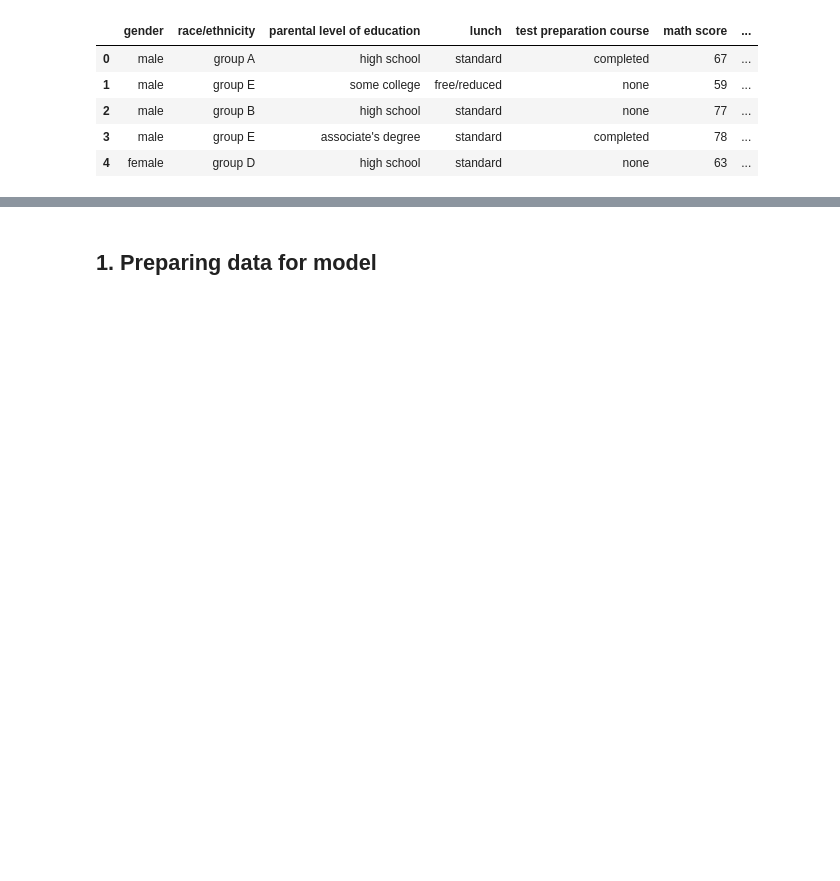
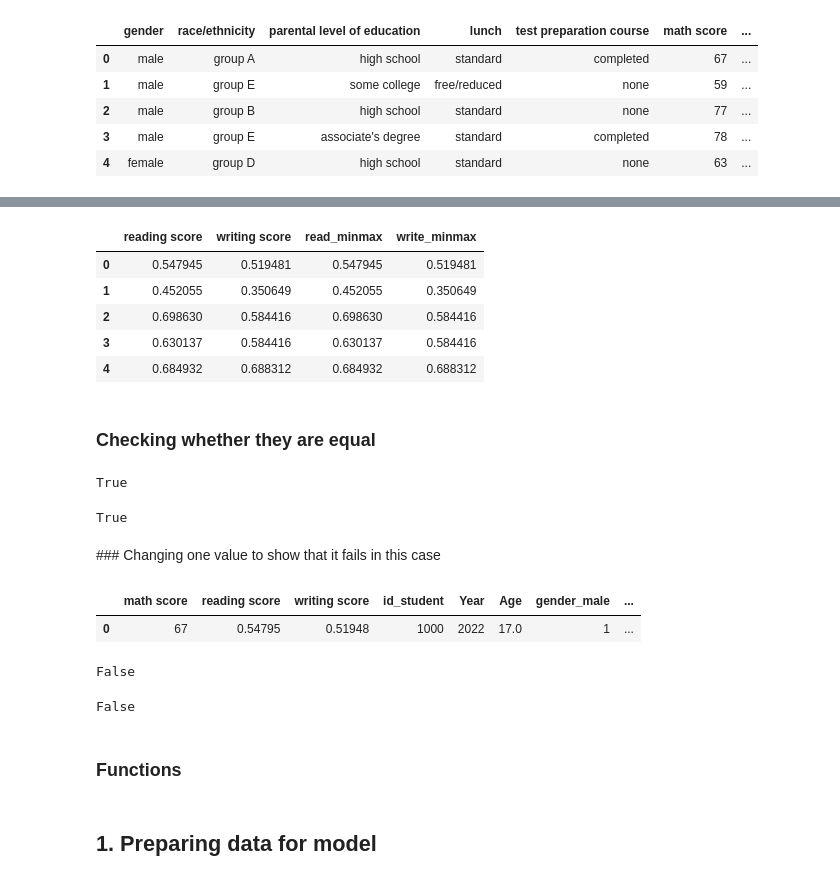
Before and after one commit to pepebonet/Intermediate_Python_BBA, a Jupyter notebook: Class_5/scripts/Code_class_5.ipynb, the cells around one changed output, grey strips where cells are left out. Cells and saved outputs as stored; diff of their text form; code cells hidden in the pictures; blank space fills up the shorter version.

```diff
--- a/Class_5/scripts/Code_class_5.ipynb
+++ b/Class_5/scripts/Code_class_5.ipynb
@@ -25,0 +57,4 @@ df.head()
+# %%
+cols_to_norm = ['reading score', 'writing score']
+data_norm = normalize_column(data, cols_to_norm)
+data_norm[cols_to_norm].head()
@@ -25,0 +104,13 @@ df.head()
+# %%
+data[['read_minmax', 'write_minmax']] = MinMaxScaler().fit_transform(df[cols_to_norm])
+# %%
+data[['reading score', 'writing score', 'read_minmax', 'write_minmax']].head()
+# %% [output]
+|  | reading score | writing score | read_minmax | write_minmax |
+| 0 | 0.547945 | 0.519481 | 0.547945 | 0.519481 |
+| 1 | 0.452055 | 0.350649 | 0.452055 | 0.350649 |
+| 2 | 0.698630 | 0.584416 | 0.698630 | 0.584416 |
+| 3 | 0.630137 | 0.584416 | 0.630137 | 0.584416 |
+| 4 | 0.684932 | 0.688312 | 0.684932 | 0.688312 |
+# %% [markdown]
+### Checking whether they are equal
@@ -25,0 +119,10 @@ df.head()
+# %%
+data['reading score'].equals(data['read_minmax'])
+# %% [output]
+True
+# %%
+(data['reading score'].values == data['read_minmax'].values).all()
+# %% [output]
+True
+# %% [markdown]
+### Changing one value to show that it fails in this case
@@ -25,0 +131,13 @@ df.head()
+# %%
+data.head(1)
+# %% [output]
+|  | math score | reading score | writing score | id_student | Year | Age | gender_male | ... |
+| 0 | 67 | 0.54795 | 0.51948 | 1000 | 2022 | 17.0 | 1 | ... |
+# %%
+data['reading score'].equals(data['read_minmax'])
+# %% [output]
+False
+# %%
+(data['reading score'] == data['read_minmax']).all()
+# %% [output]
+False
@@ -25,0 +146,2 @@ df.head()
+# %% [markdown]
+### Functions
```
Also changed, not shown: parts of 37 cells of this notebook, 3 other files.
